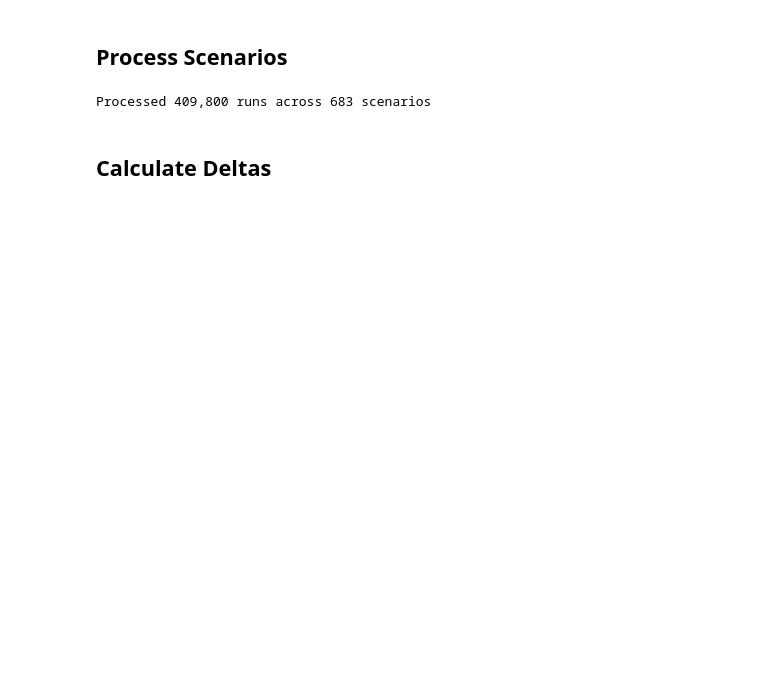
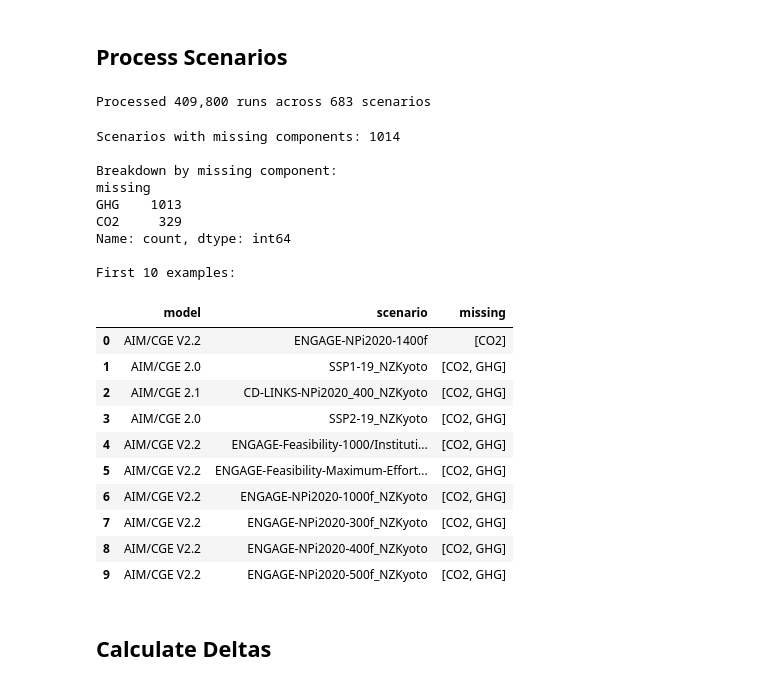
Before and after one commit to gaurav-ganti/netzero_assessment, a Jupyter notebook: analysis/503_contributions.ipynb, the cells around one changed output. Cells and saved outputs as stored; diff of their text form; code cells hidden in the pictures; blank space fills up the shorter version.

```diff
--- a/analysis/503_contributions.ipynb
+++ b/analysis/503_contributions.ipynb
@@ -36,17 +53,12 @@ COMPONENTS = ["ALL", "CO2_NZCO2", "CO2_Negative", "NonCO2_GHG", "Residual"]
 # %% [markdown]
 ## Load Data
 # %%
-# Load 500 output and filter to base scenarios with ALL flag
-metrics_500 = pd.read_csv(METRICS_500_FILE)
-peak_years = metrics_500[
-    (metrics_500["magicc_flag"] == "ALL") &
-    (~metrics_500["scenario"].str.contains("_NZCO2|_NZKyoto", regex=True))
-][["model", "scenario", "run_id", "gsat_peak_year"]].copy()
-
 # Load manifest and create lookup dict
 manifest = pd.read_csv(MANIFEST_FILE)
 manifest["key"] = manifest["model"] + "|" + manifest["scenario"] + "|" + manifest["magicc_flag"]
 file_lookup = manifest.set_index("key")["output_filename"].to_dict()
 
-print(f"Peak years: {len(peak_years):,} runs, {peak_years.groupby(['model', 'scenario']).ngroups} scenarios")
+# Get all scenarios with MAGICC_FLAG="ALL" as reference scenarios
+all_scenarios = manifest[manifest["magicc_flag"] == "ALL"][["model", "scenario"]].drop_duplicates()
+print(f"Total reference scenarios (MAGICC_FLAG=ALL): {len(all_scenarios)}")
 # %% [output]
@@ -130,5 +198,37 @@ print(f"Processed {len(metrics_df):,} runs across {len(results)} scenarios")
 # %% [output]
 Processed 409,800 runs across 683 scenarios
+# %%
+# Report missing components
+if missing_components:
+    missing_df = pd.DataFrame(missing_components)
+    print(f"Scenarios with missing components: {len(missing_df)}")
+    print("\nBreakdown by missing component:")
+    print(missing_df.explode("missing")["missing"].value_counts())
+    print("\nFirst 10 examples:")
+    display(missing_df.head(10))
+else:
+    print("All scenarios have complete component sets.")
+# %% [output]
+Scenarios with missing components: 1014
+
+Breakdown by missing component:
+missing
+GHG    1013
+CO2     329
+Name: count, dtype: int64
+
+First 10 examples:
+|  | model | scenario | missing |
+| 0 | AIM/CGE V2.2 | ENGAGE-NPi2020-1400f | [CO2] |
+| 1 | AIM/CGE 2.0 | SSP1-19_NZKyoto | [CO2, GHG] |
+| 2 | AIM/CGE 2.1 | CD-LINKS-NPi2020_400_NZKyoto | [CO2, GHG] |
+| 3 | AIM/CGE 2.0 | SSP2-19_NZKyoto | [CO2, GHG] |
+| 4 | AIM/CGE V2.2 | ENGAGE-Feasibility-1000/Instituti... | [CO2, GHG] |
+| 5 | AIM/CGE V2.2 | ENGAGE-Feasibility-Maximum-Effort... | [CO2, GHG] |
+| 6 | AIM/CGE V2.2 | ENGAGE-NPi2020-1000f_NZKyoto | [CO2, GHG] |
+| 7 | AIM/CGE V2.2 | ENGAGE-NPi2020-300f_NZKyoto | [CO2, GHG] |
+| 8 | AIM/CGE V2.2 | ENGAGE-NPi2020-400f_NZKyoto | [CO2, GHG] |
+| 9 | AIM/CGE V2.2 | ENGAGE-NPi2020-500f_NZKyoto | [CO2, GHG] |
 # %% [markdown]
 ## Calculate Deltas
 # %%
```
Also changed, not shown: parts of 28 cells of this notebook, 1 other file.
